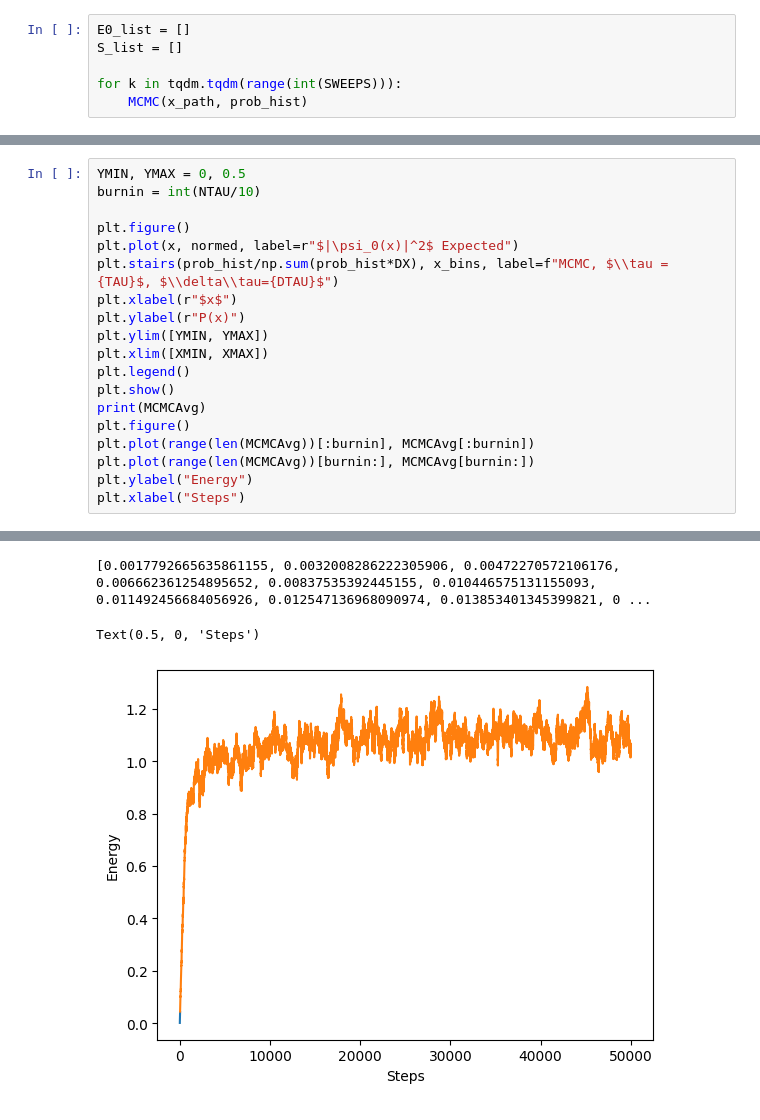
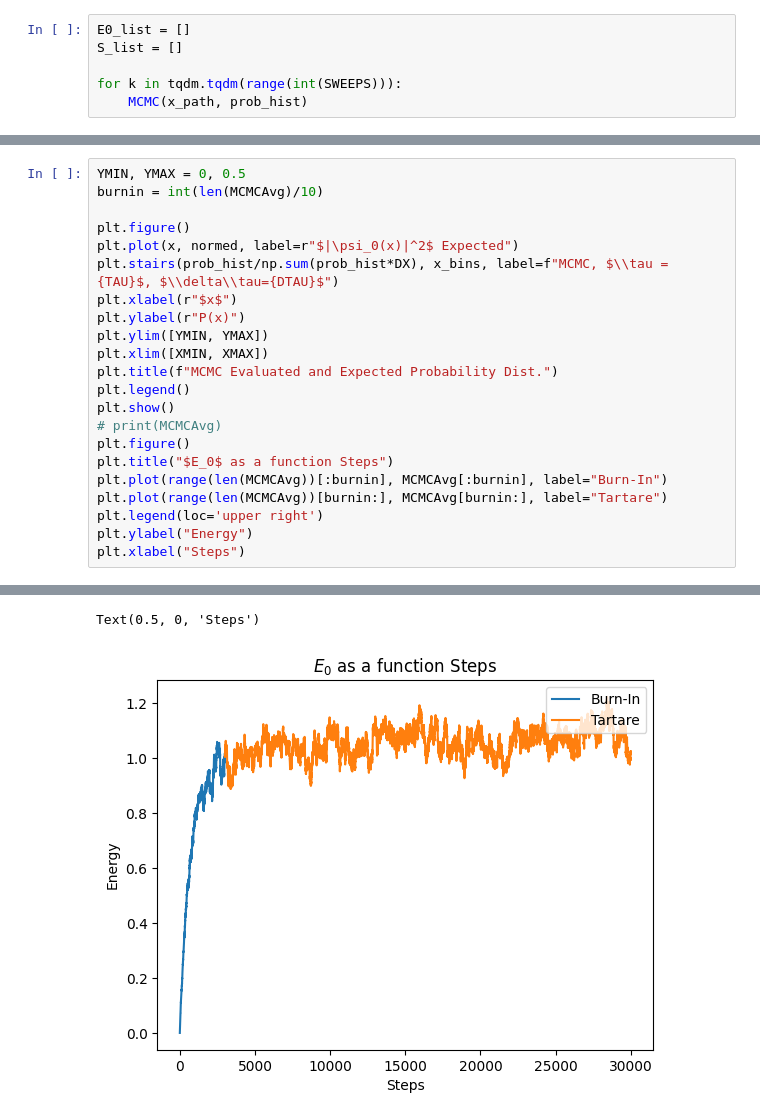
Before and after one commit to katya-sumwalt/PHYS_142_FinalProject, a Jupyter notebook: Final Proj Draft.ipynb, the cells around one changed output, grey strips where cells are left out. Saved outputs shown, nothing was run; the diff lists cells and outputs as text.

```diff
--- a/Final Proj Draft.ipynb
+++ b/Final Proj Draft.ipynb
@@ -129,6 +131,6 @@ MCMC Evaluated E_0 : 0.8013705382696585
 # %%
 YMIN, YMAX = 0, 0.5
-burnin = int(NTAU/10)
+burnin = int(len(MCMCAvg)/10)
 
 plt.figure()
 plt.plot(x, normed, label=r"$|\psi_0(x)|^2$ Expected")
@@ -137,12 +139,15 @@ plt.xlabel(r"$x$")
 plt.ylabel(r"P(x)")
 plt.ylim([YMIN, YMAX])
 plt.xlim([XMIN, XMAX])
+plt.title(f"MCMC Evaluated and Expected Probability Dist.")
 plt.legend()
 plt.show()
-print(MCMCAvg)
+# print(MCMCAvg)
 plt.figure()
-plt.plot(range(len(MCMCAvg))[:burnin], MCMCAvg[:burnin])
-plt.plot(range(len(MCMCAvg))[burnin:], MCMCAvg[burnin:])
+plt.title("$E_0$ as a function Steps")
+plt.plot(range(len(MCMCAvg))[:burnin], MCMCAvg[:burnin], label="Burn-In")
+plt.plot(range(len(MCMCAvg))[burnin:], MCMCAvg[burnin:], label="Tartare")
+plt.legend(loc='upper right')
 plt.ylabel("Energy")
 plt.xlabel("Steps")
 # %% [output]
@@ -150,6 +155,5 @@ plt.xlabel("Steps")
-[0.0017792665635861155, 0.0032008286222305906, 0.00472270572106176, 0.006662361254895652, 0.00837535392445155, 0.010446575131155093, 0.011492456684056926, 0.012547136968090974, 0.013853401345399821, 0 ...
+Text(0.5, 0, 'Steps')
-Text(0.5, 0, 'Steps')
-[figure, old version]
+[figure, new version]
 # %%
 print(MCMCAvg)
 # %% [output]
```
Also changed, not shown: parts of 7 cells of this notebook.
